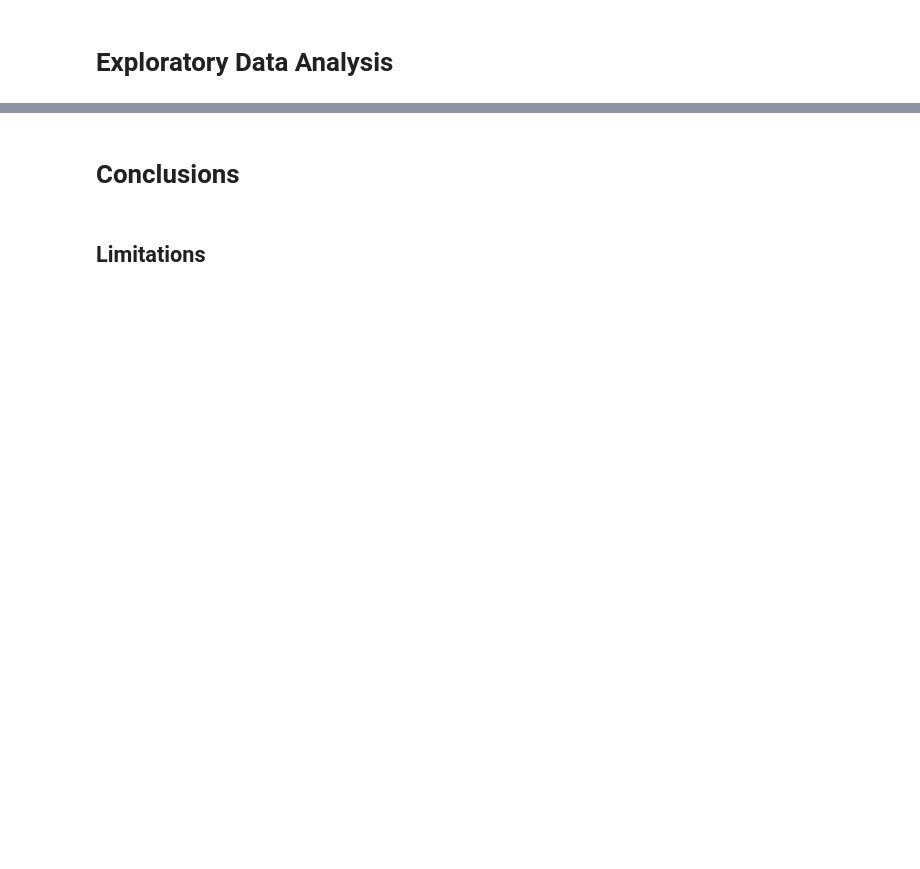
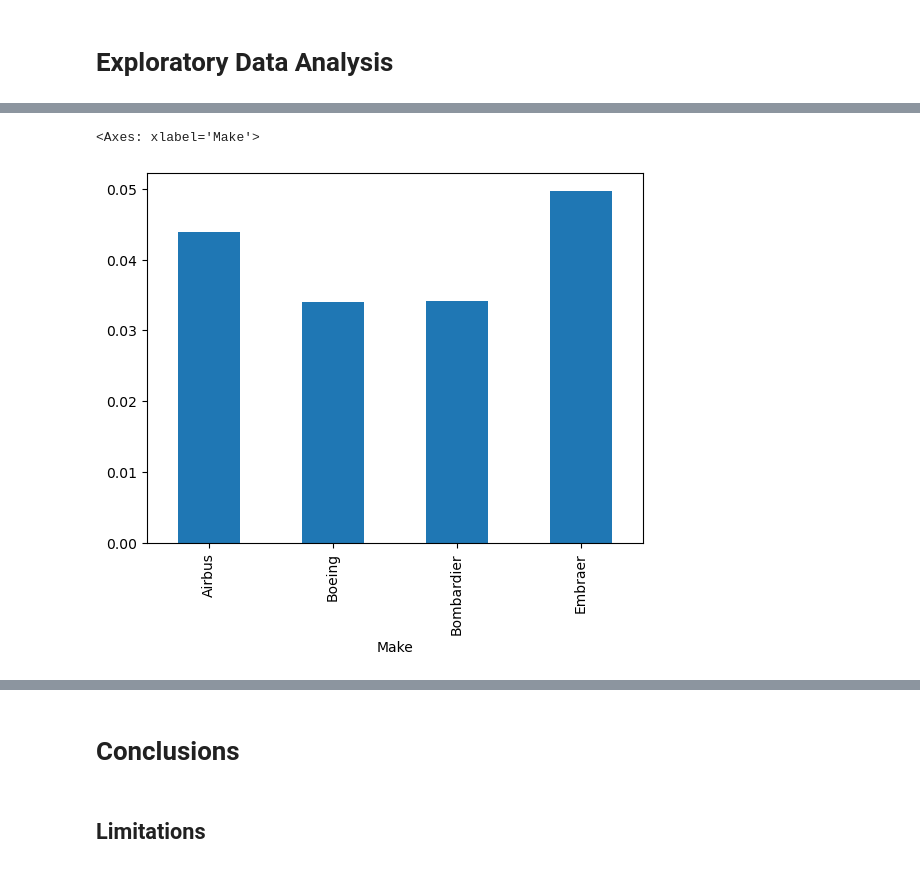
Before and after one commit to scarlettvalentin/aviation_project, a Jupyter notebook: notebook.ipynb, the cells around one changed output, grey strips where cells are left out. Drawn from its saved outputs; the diff is of its cells as text; code cells hidden in the pictures; blank space fills up the shorter version.

```diff
--- a/notebook.ipynb
+++ b/notebook.ipynb
@@ -8,0 +340,5 @@
+# %%
+top_4_models.groupby(['Make'])['Fatal_Injuries_Rate'].mean().plot(kind='bar')
+# %% [output]
+<Axes: xlabel='Make'>
+[figure, added]
```
Also changed, not shown: parts of 45 cells of this notebook.
